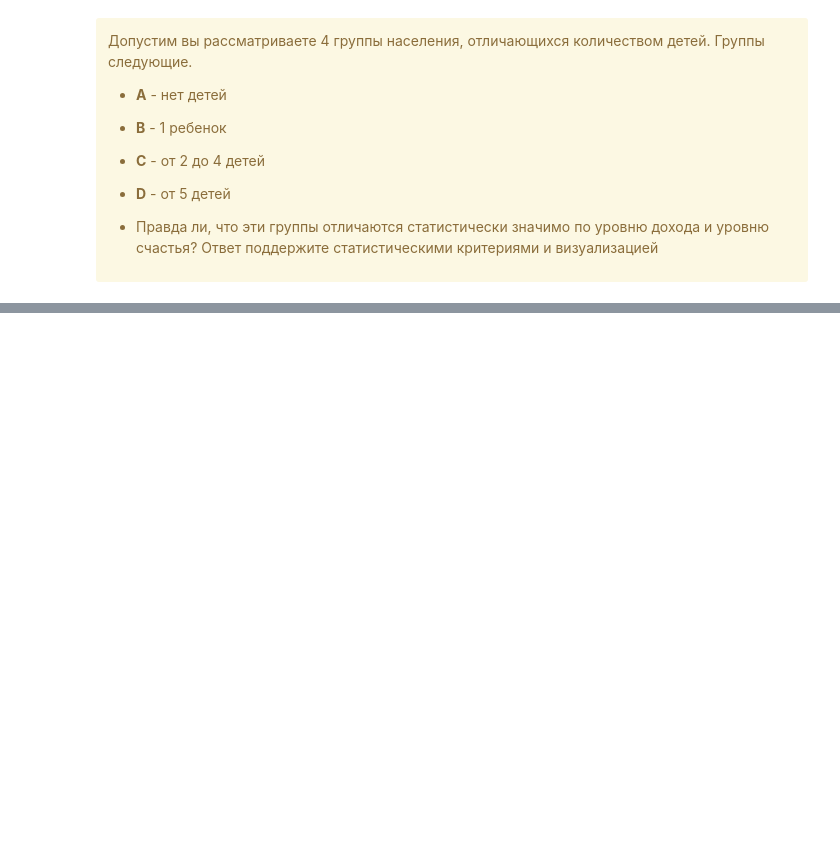
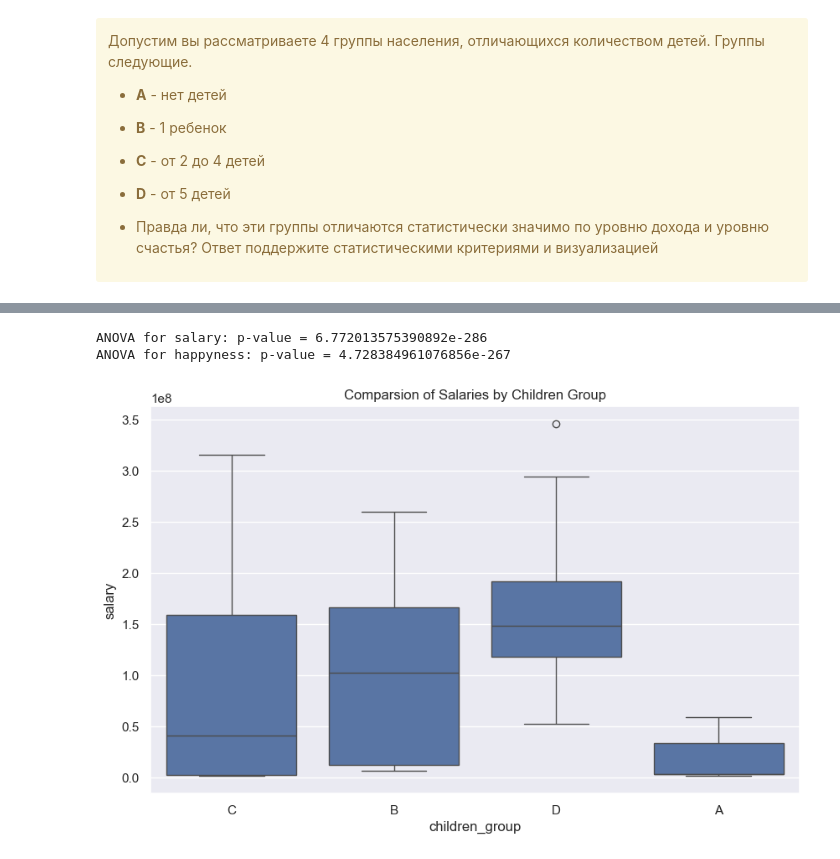
Before and after one commit to djpumauzb/Analyitics, a Jupyter notebook: A-B testing/lesson5/5.6 M5_HW.ipynb, the cells around one changed output, grey strips where cells are left out. Saved outputs shown, nothing was run; the diff lists cells and outputs as text; code cells hidden in the pictures; blank space fills up the shorter version.

```diff
--- a/A-B testing/lesson5/5.6 M5_HW.ipynb
+++ b/A-B testing/lesson5/5.6 M5_HW.ipynb
@@ -159,0 +186,14 @@ Text(0.5, 1.0, 'Comparison of Salaries by Profession')
+# %%
+ # YOUR CODE
+
+def categorize_children(row):
+    if row['children'] == 0:
+        return 'A'
+    elif row['children'] == 1:
+        return 'B'
+    elif 2 <= row['children'] <= 4:
+        return 'C'
+    else:
+        return 'D'
+
+data['children_group'] = data.apply(categorize_children, axis=1)
@@ -159,0 +220,30 @@ Text(0.5, 1.0, 'Comparison of Salaries by Profession')
+# %%
+from scipy.stats import f_oneway
+
+f_stat_salary, p_value_salary = f_oneway(
+    data[data['children_group']== 'A']['salary'],
+    data[data['children_group']== 'B']['salary'],
+    data[data['children_group']== 'C']['salary'],
+    data[data['children_group']== 'D']['salary'],
+)
+
+
+f_stat_salary, p_value_happyness = f_oneway(
+    data[data['children_group']== 'A']['happyness'],
+    data[data['children_group']== 'B']['happyness'],
+    data[data['children_group']== 'C']['happyness'],
+    data[data['children_group']== 'D']['happyness'],
+)
+
+print(f'ANOVA for salary: p-value = {p_value_salary}')
+print(f'ANOVA for happyness: p-value = {p_value_happyness}')
+# %% [output]
+ANOVA for salary: p-value = 6.772013575390892e-286
+ANOVA for happyness: p-value = 4.728384961076856e-267
+# %%
+plt.figure(figsize=(10,6))
+sns.boxplot(x='children_group', y='salary', data=data)
+plt.title('Comparsion of Salaries by Children Group')
+plt.show()
+# %% [output]
+[figure, added]
```
Also changed, not shown: parts of 8 cells of this notebook.
